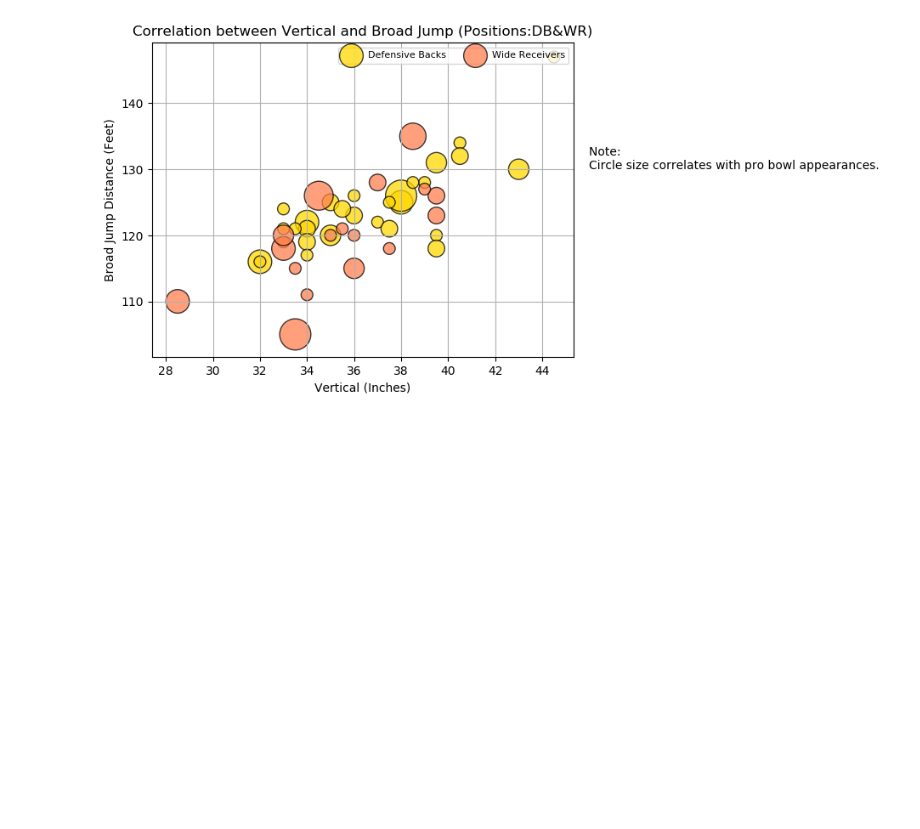
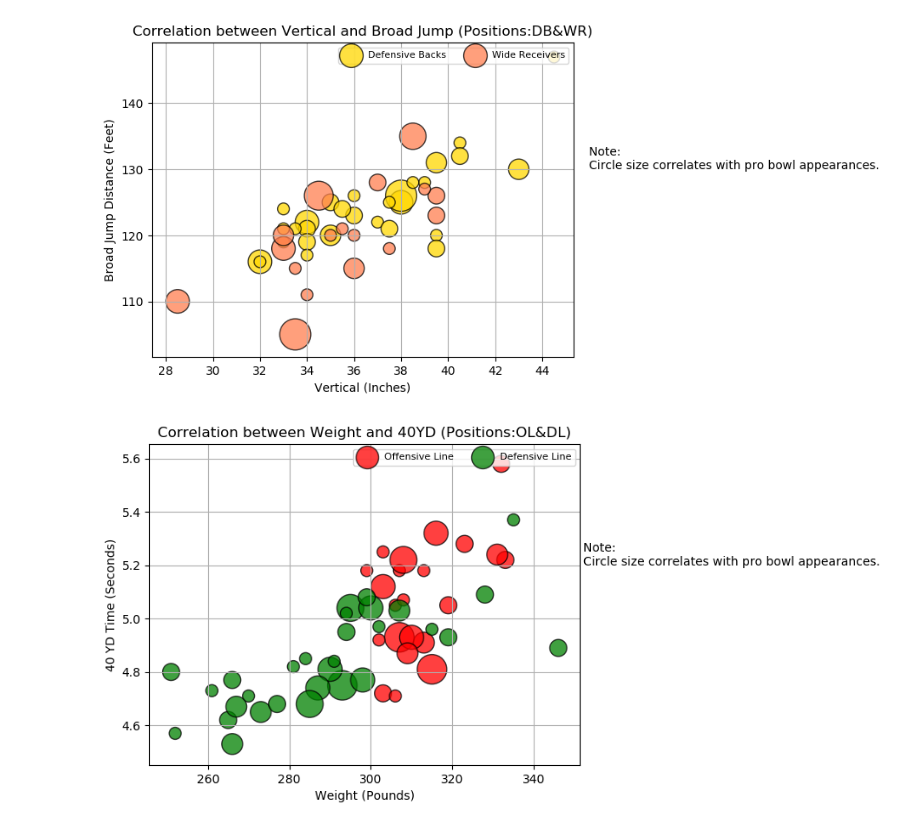
Before and after one commit to lucyhohler/The_Panda_Express, a Jupyter notebook: MasterFile.ipynb, the cells around one changed output. Saved outputs shown, nothing was run; the diff lists cells and outputs as text; code cells hidden in the pictures; blank space fills up the shorter version.

```diff
--- a/MasterFile.ipynb
+++ b/MasterFile.ipynb
@@ -794,3 +794,26 @@ plt.savefig('DB_WR_Vertical_BroadJump')
 #Observations; sweet spot for 3cone time was a maximum of 7 seconds
 # %% [output]
 [figure]
+# %%
+#Weight and Strength
+OL = plt.scatter(master_OL['Wt'], master_OL['40YD'], s=master_OL['ProBowl Appearances']*100, color = ['red'], edgecolor = 'black', alpha = .75)
+DL = plt.scatter(master_DL['Wt'], master_DL['40YD'], s=master_DL['ProBowl Appearances']*100, color = ['green'], edgecolor = 'black', alpha = .75)
+plt.grid()
+
+#Labeling your graph.
+plt.title('Correlation between Weight and 40YD (Positions:OL&DL)')
+plt.xlabel('Weight (Pounds)')
+plt.ylabel('40 YD Time (Seconds)')
+
+plt.legend((OL,DL),
+           ('Offensive Line','Defensive Line'),
+           scatterpoints=1,
+           loc='upper right',
+           ncol=3,
+           fontsize=8)
+
+plt.text(352,5.2,"Note: \nCircle size correlates with pro bowl appearances.", fontsize = 10)
+
+plt.savefig('OL_DL_Weight_40YD')
+# %% [output]
+[figure, added]
```
Also changed, not shown: parts of 8 cells of this notebook, 3 other files.
